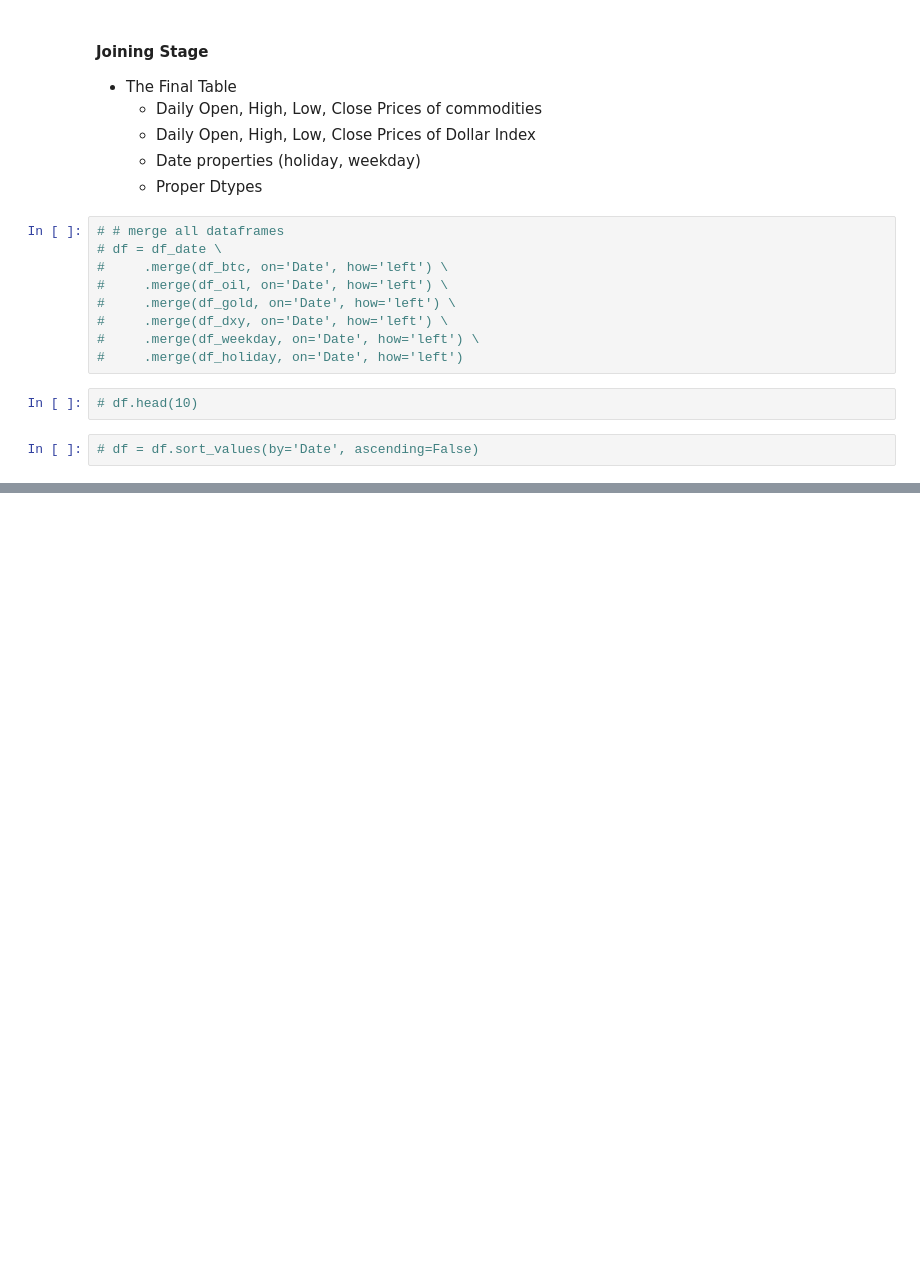
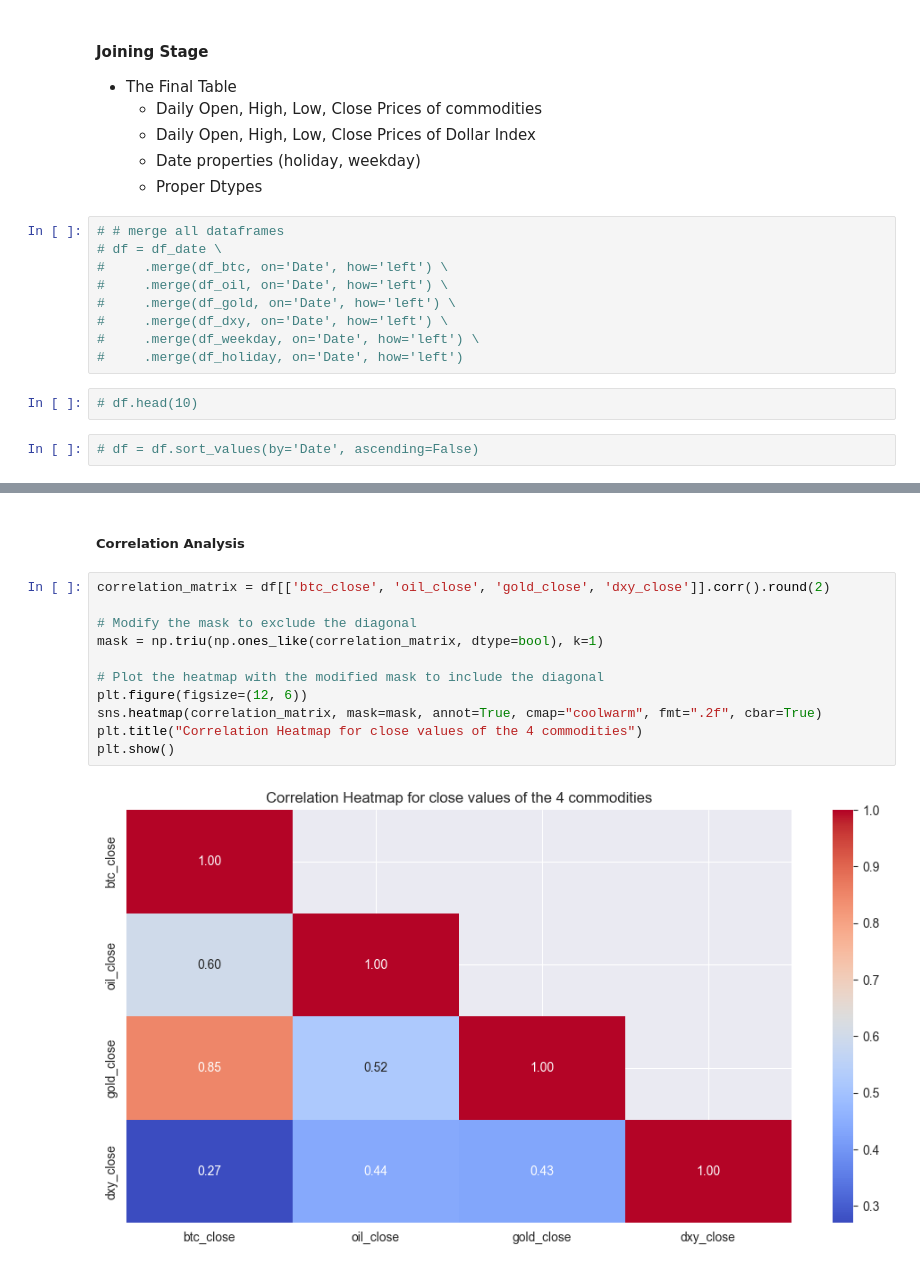
Before and after one commit to coderacheal/Inter-Market-Dynamics-Gold-Oil-Bitcoin-Dollar-Index, a Jupyter notebook: Notebooks/Intramarket Analysis.ipynb, the cells around one changed output, grey strips where cells are left out. Drawn from its saved outputs; the diff is of its cells as text; blank space fills up the shorter version.

```diff
--- a/Notebooks/Intramarket Analysis.ipynb
+++ b/Notebooks/Intramarket Analysis.ipynb
@@ -214,0 +409,15 @@ df_date['Date'].min(), df_date['Date'].max()
+# %% [markdown]
+##### **Correlation Analysis**
+# %%
+correlation_matrix = df[['btc_close', 'oil_close', 'gold_close', 'dxy_close']].corr().round(2)
+
+# Modify the mask to exclude the diagonal
+mask = np.triu(np.ones_like(correlation_matrix, dtype=bool), k=1)
+
+# Plot the heatmap with the modified mask to include the diagonal
+plt.figure(figsize=(12, 6))
+sns.heatmap(correlation_matrix, mask=mask, annot=True, cmap="coolwarm", fmt=".2f", cbar=True)
+plt.title("Correlation Heatmap for close values of the 4 commodities")
+plt.show()
+# %% [output]
+[figure, added]
```
Also changed, not shown: parts of 32 cells of this notebook.
